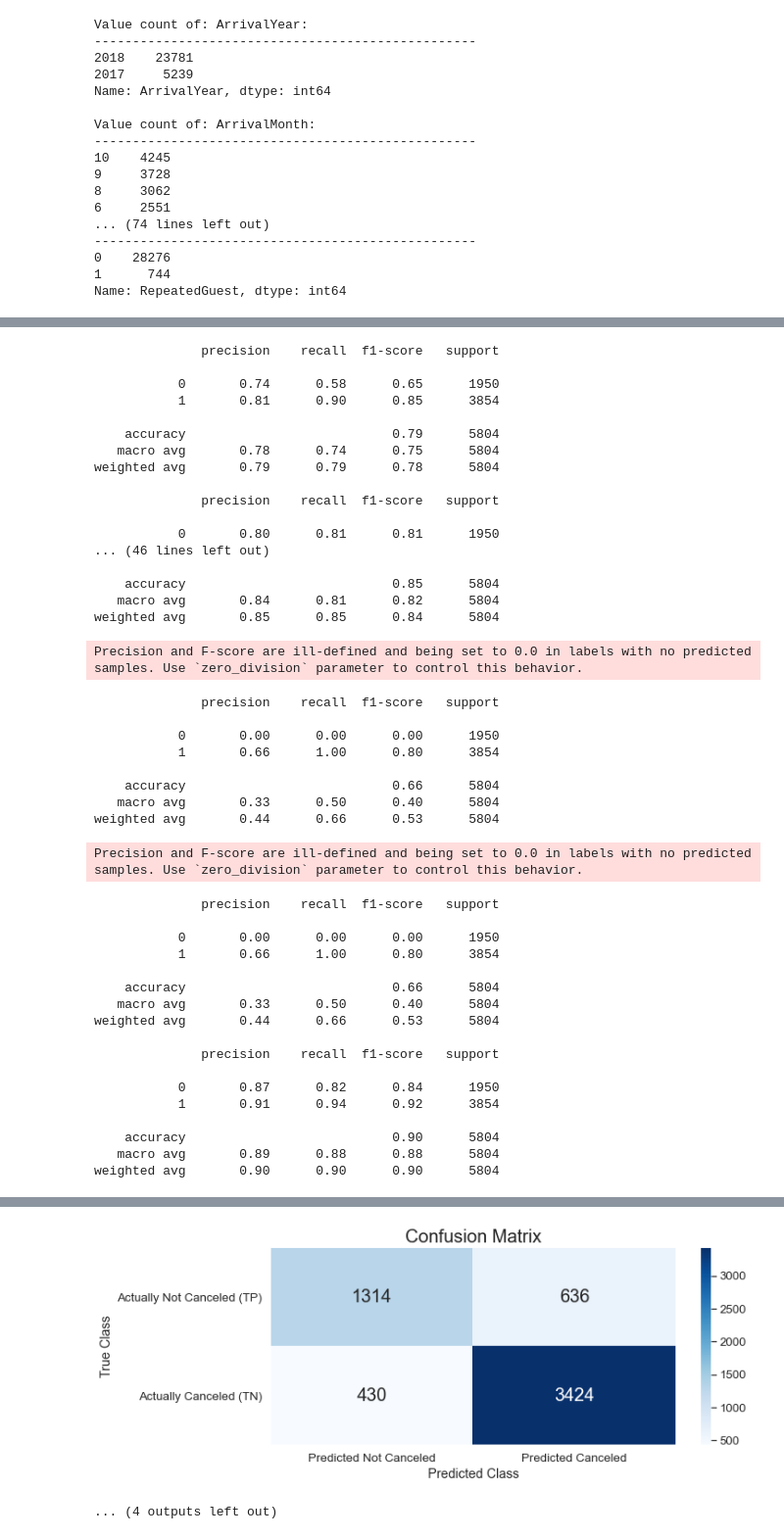
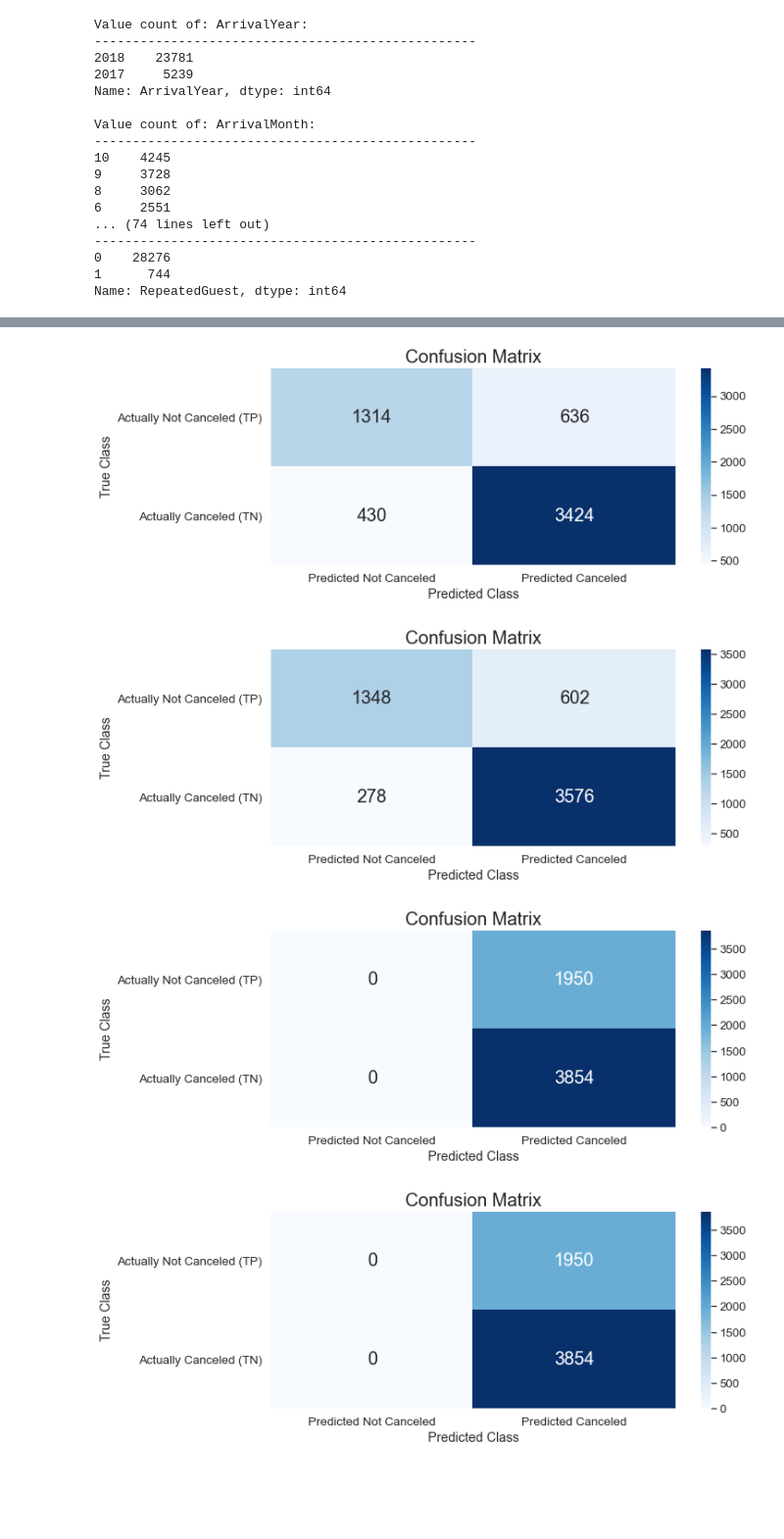
Before and after one commit to andy0207huang/dataquest-2023, a Jupyter notebook: model4-ana-Andy.ipynb, the cells around one changed output, grey strips where cells are left out. Shown at 98% size. Drawn from its saved outputs; the diff is of its cells as text; code cells hidden in the pictures; blank space fills up the shorter version.

Commit message:
no feat eng with the highest score

```diff
--- a/model4-ana-Andy.ipynb
+++ b/model4-ana-Andy.ipynb
@@ -185,12 +232,15 @@ plt.show()
 # %%
 import statsmodels.api as sm
-X = data.drop(columns=['BookingID', 'BookingStatus'])
+X = data.drop(columns=['BookingID', 'BookingStatus', 'MoneyLost'])
 y = data['BookingStatus']
 X = sm.add_constant(X)
+
+# print(X)
+# print(y)
 
 # Fit the logistic regression model
 model = sm.Logit(y, X).fit()
 
-# Print the summary of the model - p val
+# # Print the summary of the model - p val
 print(model.summary())
 # %% [output]
@@ -265,77 +319,33 @@ for model in models:
     # Make predictions on testing data
     y_pred = model.predict(X_test)
 
     # Calculate metrics
     accuracy = accuracy_score(y_test, y_pred)
     precision = precision_score(y_test, y_pred)
     f1 = f1_score(y_test, y_pred)
     recall = recall_score(y_test, y_pred)
     show_cmatrix(y_test, y_pred)
-    cl_report = classification_report(y_test, y_pred)
-    print(cl_report)
 
     # Append
     model_names.append(type(model).__name__)
     accuracies.append(accuracy)
     precisions.append(precision)
     f1_scores.append(f1)
     recalls.append(recall)
 # %% [output]
 lbfgs failed to converge (status=1):
 STOP: TOTAL NO. of ITERATIONS REACHED LIMIT.
 
 Increase the number of iterations (max_iter) or scale the data as shown in:
     https://scikit-learn.org/stable/modules/preprocessing.html
 Please also refer to the documentation for alternative solver options:
     https://scikit-learn.org/stable/modules/linear_model.html#logistic-regression
-              precision    recall  f1-score   support
-
-           0       0.74      0.58      0.65      1950
-           1       0.81      0.90      0.85      3854
-
-    accuracy                           0.79      5804
-   macro avg       0.78      0.74      0.75      5804
-weighted avg       0.79      0.79      0.78      5804
-
-              precision    recall  f1-score   support
-
-           0       0.80      0.81      0.81      1950
-... (46 lines left out)
-
-    accuracy                           0.85      5804
-   macro avg       0.84      0.81      0.82      5804
-weighted avg       0.85      0.85      0.84      5804
-Precision and F-score are ill-defined and being set to 0.0 in labels with no predicted samples. Use `zero_division` parameter to control this behavior.
-              precision    recall  f1-score   support
-
-           0       0.00      0.00      0.00      1950
-           1       0.66      1.00      0.80      3854
-
-    accuracy                           0.66      5804
-   macro avg       0.33      0.50      0.40      5804
-weighted avg       0.44      0.66      0.53      5804
-Precision and F-score are ill-defined and being set to 0.0 in labels with no predicted samples. Use `zero_division` parameter to control this behavior.
-              precision    recall  f1-score   support
-
-           0       0.00      0.00      0.00      1950
-           1       0.66      1.00      0.80      3854
-
-    accuracy                           0.66      5804
-   macro avg       0.33      0.50      0.40      5804
-weighted avg       0.44      0.66      0.53      5804
-
-              precision    recall  f1-score   support
-
-           0       0.87      0.82      0.84      1950
-           1       0.91      0.94      0.92      3854
-
-    accuracy                           0.90      5804
-   macro avg       0.89      0.88      0.88      5804
-weighted avg       0.90      0.90      0.90      5804
 [figure]
 [figure]
 [figure]
 [figure]
 [figure]
 [figure]
-... (4 outputs left out)
+[figure, added]
+[figure, added]
+[figure, added]
```
Also changed, not shown: parts of 10 cells of this notebook, 4 other files.
